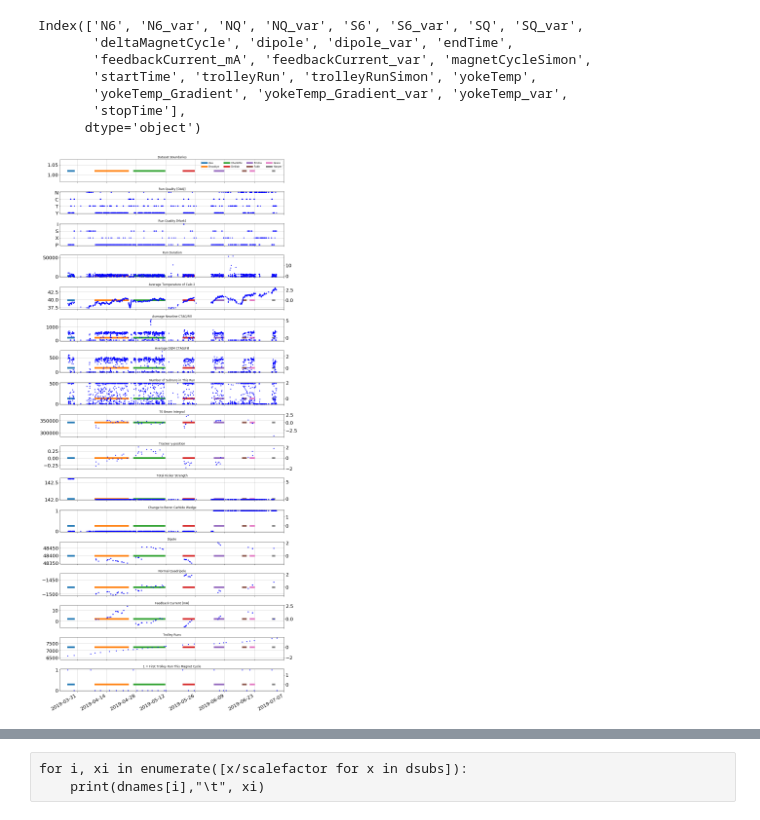
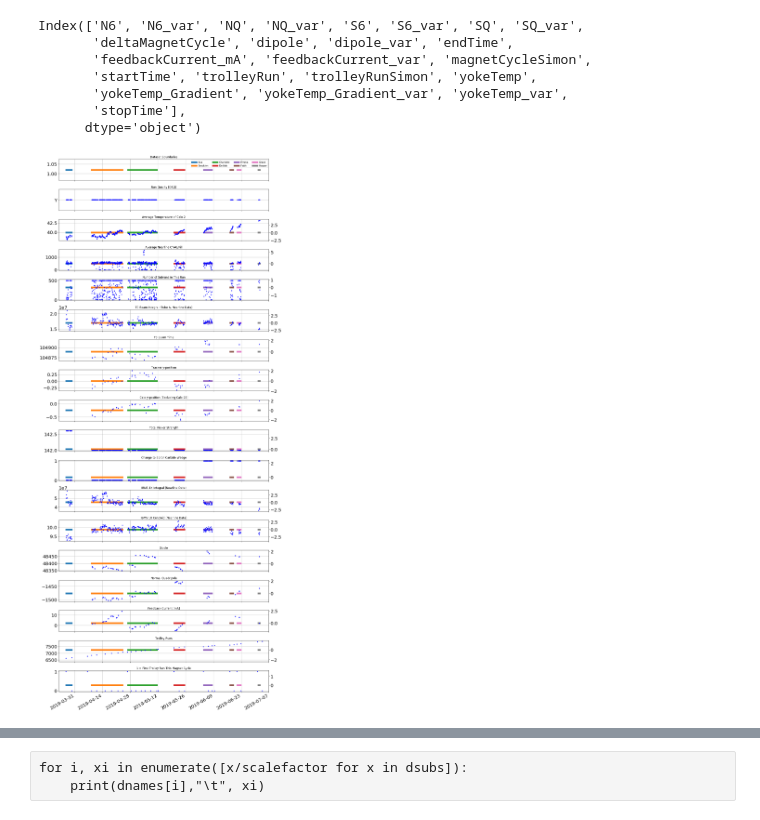
Before and after one commit to jlabounty/g-2, a Jupyter notebook: run2_trendplots/makeTrendPlots.ipynb, the cells around one changed output, grey strips where cells are left out. Drawn from its saved outputs; the diff is of its cells as text; code cells hidden in the pictures.

Commit message:
Adds new IBMS information to trend plots

```diff
--- a/run2_trendplots/makeTrendPlots.ipynb
+++ b/run2_trendplots/makeTrendPlots.ipynb
@@ -656,20 +650,3 @@ plt.plot([0,len(dnames)],[nsubruns_min, nsubruns_min])
 plt.show()
 # %% [output]
 [figure]
-# %%
-fig,ax = plt.subplots(figsize=(8,5))
-for i, entry in df.iterrows():
-    if(entry['run'] in trolleyEquivRuns):
-        plt.plot([pandas.to_datetime(entry['startTime']), pandas.to_datetime(entry['startTime'])], [1,1.01], "r.-" )
-plt.plot([pandas.to_datetime(df['startTime']), pandas.to_datetime(df['startTime'])], [1.021,1.021], "r." )
-plt.plot([pandas.to_datetime(df2['startTime']), pandas.to_datetime(df2['startTime'])], [1,1], "b." )
-for runstart, runend in drange:
-    try:
-        #print(df.loc[df['run'] == runstart]['startTime'] )
-        timestart = pandas.to_datetime( df.loc[df['run'] == runstart]['startTime'] ).values[0]
-        timeend = pandas.to_datetime( df.loc[df['run'] == runend]['stopTime'] ).values[0]
-        plt.plot([timestart, timeend], [1.02,1.02])
-    except:
-        print("Unable to plot", runstart, runend)
-
-plt.show()
@@ -678,14 +652,0 @@ plt.show()
-# %%
-setint()
-fig,ax = plt.subplots(figsize=(8,5))
-
-for runstart, runend in drange:
-    try:
-        plt.plot([runstart, runend], [1.02,1.02])
-    except:
-        print("Unable to plot", runstart, runend)
-
-plt.plot([df['run'], df['run']], [1,1],"r.")
-plt.plot([trolleyEquivRuns, trolleyEquivRuns], [1.1,1.1],"b.")
-
-plt.show()
@@ -769,18 +754,24 @@ plotX = 'startTime'
 
 runplots = [ #[todraw, title, ylim, duration?, numeric?]
     ['quality', 'Run Quality [DAQ]', [], False, False ],
-    ['runType', 'Run Quality [Mark]', [], False, False],
+#    ['runType', 'Run Quality [Mark]', [], False, False],
 #    ['duration', 'Run Duration', [], False, True],
     ['AvgTemp_Calo2', 'Average Temperature of Calo 2', [], False, True],
 #    ['AvgGain_Calo2', 'Average NL Gain of Calo 2', [0.9,2], False, True],
     ['nlCtagPerFill_Mark', 'Average Nearline CTAG/Fill', [], False, True],
 #    ['dqmCtagPerFill', 'Average DQM CTAG/Fill', [], False, True],
     ['numberOfSubruns', 'Number of Subruns in This Run', [], False, True],
-    ['beamIntegral', 'T0 Beam Integral', [], False, True],
+#    ['beamIntegral', 'T0 Beam Integral', [], False, True],
+    ['t0_tubea_total_integral', 'T0 Beam Integral (Tube A, Nearline Data)', [], False, True],
+    ['beamTime', 'T0 Beam Time', [], False, True],
+#    ['syncIntegral', 'T0 Sync Integral', [], False, True],
+#    ['syncTime', 'T0 Sync Time', [], False, True],
     ['trackerY', 'Tracker y-position', [], False, True],
-#    ['caloYpos', 'Calo y-position [Excluding Calo 22]', [], False, True],
+    ['caloYpos', 'Calo y-position [Excluding Calo 22]', [], False, True],
     ['kTotal', 'Total Kicker Strength', [], False, True],
-    ['wedgeChange', 'Change to Boron Carbide Wedge', [], False, True]
+    ['wedgeChange', 'Change to Boron Carbide Wedge', [], False, True],
+    ['ibms1x_total_integral', 'IBMS 1X Integral (Nearline Data)', [], False, True],
+    ['ibms1x_centroid', 'IBMS 1X Centroid (Nearline Data)', [], False, True]
 ]
 
 timeplots = [
@@ -809,31 +800,31 @@ fig.autofmt_xdate()
 
 for i, (runstart, runend) in enumerate(drange):
     try:
         timestart = pandas.to_datetime( df.loc[df['run'] == runstart]['startTime'] ).values[0]
         timeend = pandas.to_datetime( df.loc[df['run'] == runend]['stopTime'] ).values[0]
         ax[0].plot([timestart, timeend], [1.02,1.02],label=dnames[i], linewidth=7.0)
         ax[0].set_title("Dataset Boundaries")
     except:
         print("Unable to plot", runstart, runend)
 
 ax[0].legend(ncol=4)
 
 for i, ding in enumerate(runplots):
     axi = ax[i+1]
     if(ding[4]):
         plotDatasetsOverData(axi, drange, df, df[ding[0]].mean())
     makeTrendPlot(axi, ding, df)
 
 for i, ding in enumerate(timeplots):
     axi = ax[i+len(runplots)+1]
     if(ding[4]):
         #print(df2[ding[0]].mean())
         plotDatasetTimesOverData( axi, drange_times, pandas.to_numeric(df2[ding[0]], errors='coerce').mean() )
     makeTrendPlot(axi, ding, df2)
 
 
 plt.xlim(pandas.to_datetime("23-03-2019"), pandas.to_datetime("07-07-2019"))
 plt.tight_layout()
 plt.show()
 # %% [output]
-[figure, old version]
+[figure, new version]
```
Also changed, not shown: parts of 19 cells of this notebook, 2 other files.
